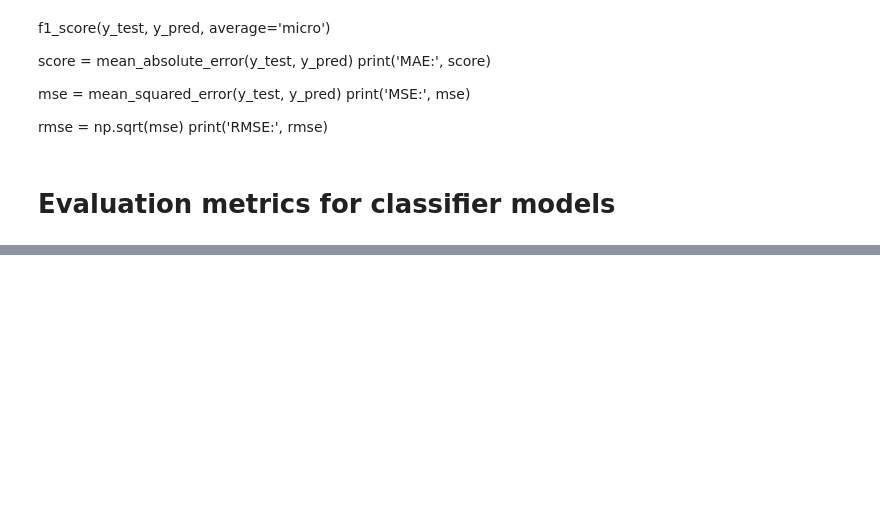
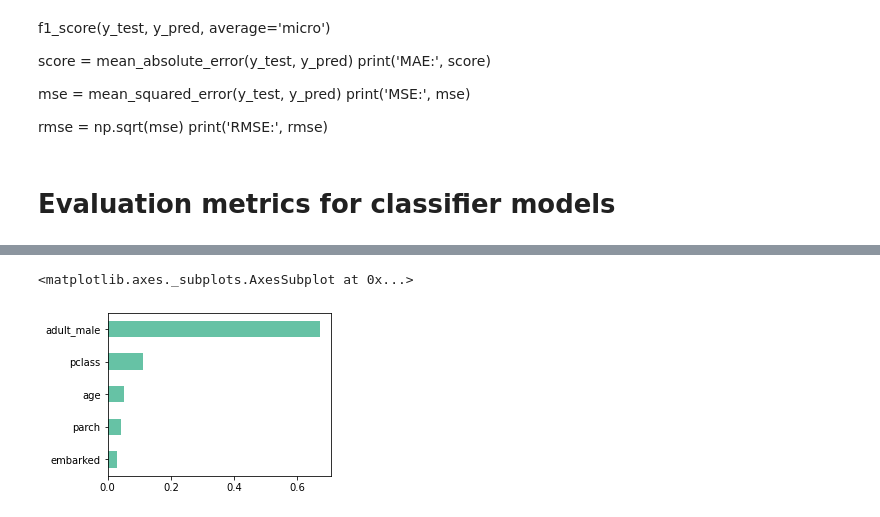
Before and after one commit to reejungkim/Pipeline, a Jupyter notebook: prep.ipynb, the cells around one changed output, grey strips where cells are left out. Drawn from its saved outputs; the diff is of its cells as text; code cells hidden in the pictures; blank space fills up the shorter version.

```diff
--- a/prep.ipynb
+++ b/prep.ipynb
@@ -395,0 +441,10 @@ weighted avg       1.00      1.00      1.00       179
+# %%
+importances = model.feature_importances_
+features = X_train.columns
+
+feat_importances = pd.Series(importances, index=features)
+
+feat_importances.nlargest(5).sort_values(ascending=True).plot(kind='barh', figsize=(4, 3))
+# %% [output]
+<matplotlib.axes._subplots.AxesSubplot at 0x...>
+[figure, added]
```
Also changed, not shown: parts of 17 cells of this notebook.
